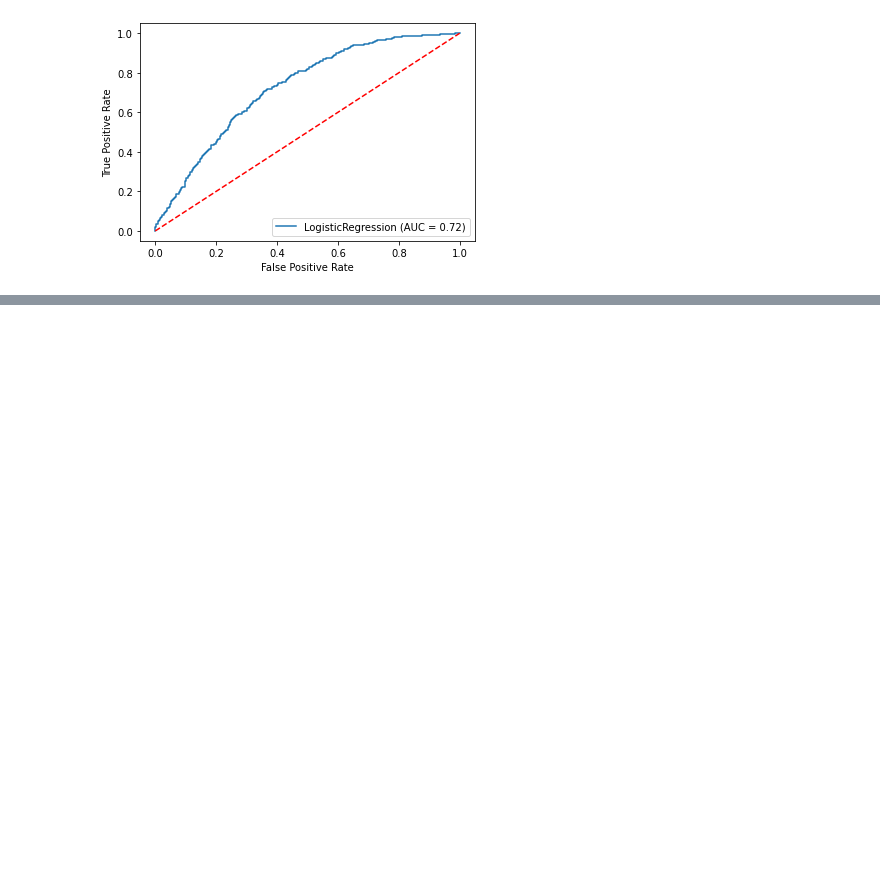
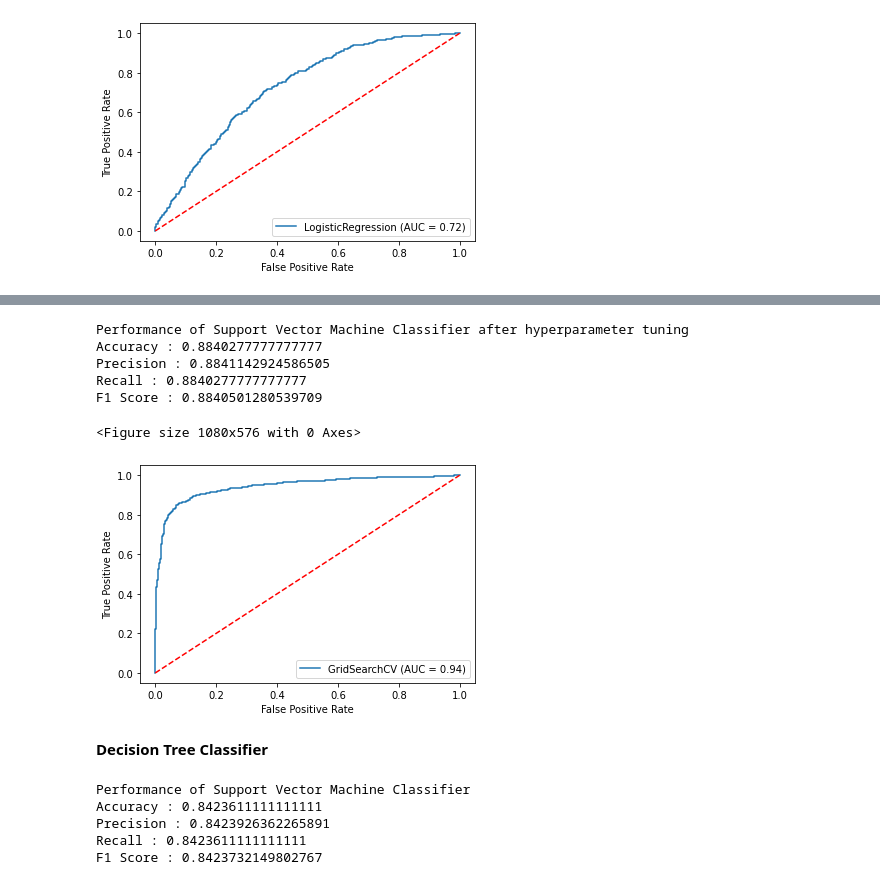
Before and after one commit to shetehm/Cardiovascular-Risk-Prediction, a Jupyter notebook: Individual_Colab_Cardiovascular_Risk_Prediction.ipynb, the cells around one changed output, grey strips where cells are left out. Cells and saved outputs as stored; diff of their text form; code cells hidden in the pictures; blank space fills up the shorter version.

```diff
--- a/Individual_Colab_Cardiovascular_Risk_Prediction.ipynb
+++ b/Individual_Colab_Cardiovascular_Risk_Prediction.ipynb
@@ -1161,0 +1225,12 @@ Best: 0.671128 using {'C': 0.1, 'penalty': 'l2', 'solver': 'newton-cg'}
+# %%
+#Hyperparameter tuning for SVM
+kernel = ['rbf', 'sigmoid']
+C = [50, 10, 1.0, 0.1, 0.01]
+gamma = ['scale']
+# define grid search
+grid = dict(kernel=kernel,C=C,gamma=gamma)
+cv = RepeatedStratifiedKFold(n_splits=10, n_repeats=3, random_state=1)
+grid_search_svm = GridSearchCV(estimator=svm, param_grid=grid, n_jobs=10, cv=cv, scoring='f1',error_score=0,verbose=3)
+grid_result = grid_search_svm.fit(X_train, y_train)
+# summarize results
+print("Best: %f using %s" % (grid_result.best_score_, grid_result.best_params_))
@@ -1161,0 +1245,54 @@ Best: 0.671128 using {'C': 0.1, 'penalty': 'l2', 'solver': 'newton-cg'}
+# %%
+svm_predictions= grid_search_svm.predict(X_test)
+
+#Performance Metrics
+svm_accuracy= accuracy_score(svm_predictions,y_test)
+svm_precision= precision_score(svm_predictions,y_test, average='weighted')
+svm_recall= recall_score(svm_predictions,y_test, average='weighted')
+svm_f1_score= f1_score(svm_predictions, y_test, average='weighted')
+
+print('Performance of Support Vector Machine Classifier after hyperparameter tuning')
+print('Accuracy :' , svm_accuracy)
+print('Precision :', svm_precision)
+print('Recall :', svm_recall)
+print('F1 Score :', svm_f1_score)
+# %% [output]
+Performance of Support Vector Machine Classifier after hyperparameter tuning
+Accuracy : 0.8840277777777777
+Precision : 0.8841142924586505
+Recall : 0.8840277777777777
+F1 Score : 0.8840501280539709
+# %%
+plt.figure(figsize=(15,8))
+svc_disp = plot_roc_curve(grid_search_svm,X_test,y_test)
+x,y=np.arange(0,1.1,0.1),np.arange(0,1.1,0.1)
+plt.plot(x,y,'b--',color='r')
+plt.show()
+# %% [output]
+<Figure size 1080x576 with 0 Axes>
+[figure, added]
+# %% [markdown]
+**Decision Tree Classifier**
+# %%
+from sklearn.tree import DecisionTreeClassifier
+dTree= DecisionTreeClassifier()
+dTree.fit(X_train,y_train)
+dTree_predictions= dTree.predict(X_test)
+
+#Performance Metrics
+dTree_accuracy= accuracy_score(dTree_predictions,y_test)
+dTree_precision= precision_score(dTree_predictions,y_test, average='weighted')
+dTree_recall= recall_score(dTree_predictions,y_test, average='weighted')
+dTree_f1_score= f1_score(dTree_predictions, y_test, average='weighted')
+
+print('Performance of Support Vector Machine Classifier')
+print('Accuracy :' , dTree_accuracy)
+print('Precision :', dTree_precision)
+print('Recall :', dTree_recall)
+print('F1 Score :', dTree_f1_score)
+# %% [output]
+Performance of Support Vector Machine Classifier
+Accuracy : 0.8423611111111111
+Precision : 0.8423926362265891
+Recall : 0.8423611111111111
+F1 Score : 0.8423732149802767
```
Also changed, not shown: parts of 11 cells of this notebook.
